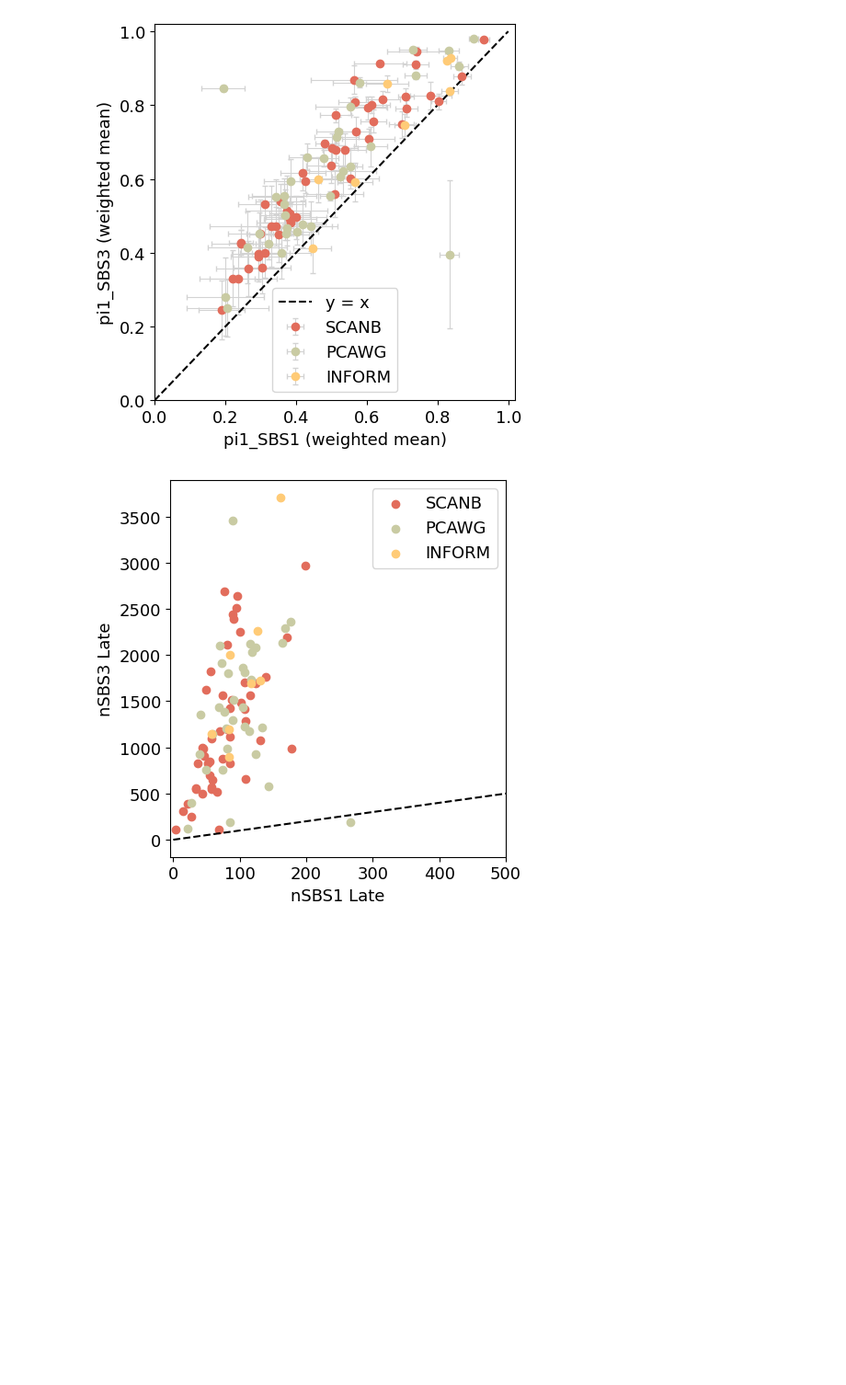
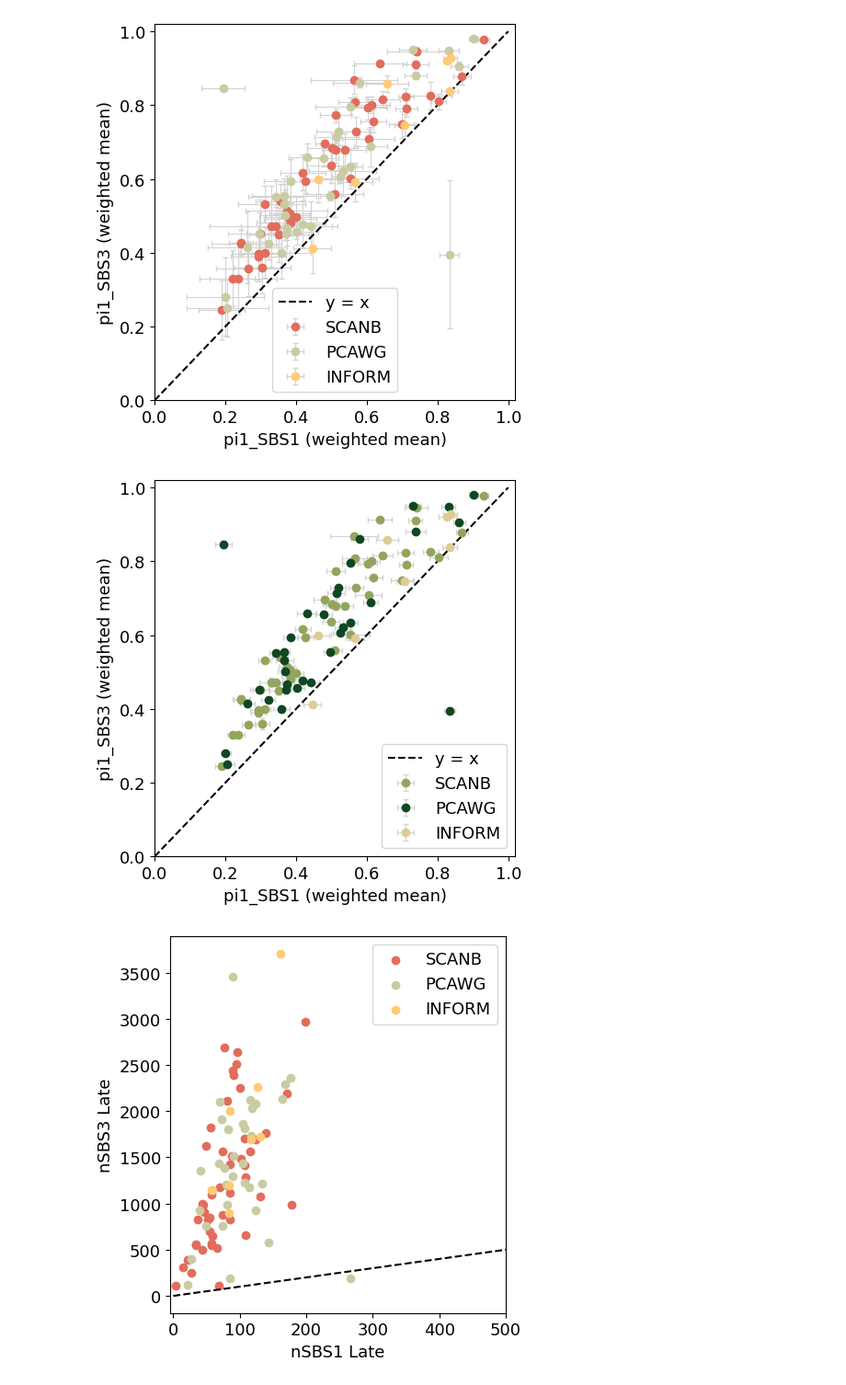
Before and after one commit to michandreop/HRDTimer, a Jupyter notebook: notebooks/paper_figures/Fig1.ipynb, the cells around one changed output. Shown at 92% size. Cells and saved outputs as stored; diff of their text form; code cells hidden in the pictures; blank space fills up the shorter version.

```diff
--- a/notebooks/paper_figures/Fig1.ipynb
+++ b/notebooks/paper_figures/Fig1.ipynb
@@ -175,6 +176,7 @@ for label, f in files.items():
 plot_df = pd.DataFrame(records)
 
 colors = {'SCANB': '#e26d5c', 'PCAWG': '#c9cba3','INFORM': '#ffcb77'}
+colors = {'INFORM': '#DFCC94', 'SCANB': '#93A55D', 'PCAWG': '#0F4722'}
 plt.figure(figsize=(5,5))
 for d in plot_df['Dataset'].unique():
     sub = plot_df[plot_df['Dataset'] == d]
@@ -191,6 +193,55 @@ plt.savefig("/Users/michail/HMS Dropbox/Michail Andreopoulos/HRDTimer/data/outpu
 plt.show()
 # %% [output]
 [figure]
+# %%
+import pandas as pd
+import numpy as np
+import matplotlib.pyplot as plt
+
+def parse_list(s):
+    return np.array(eval(s, {"nan": np.nan}), dtype=float)
+
+def weighted_mean_and_propagated_error(values, errors, weights):
+    values, errors, weights = map(np.array, (values, errors, weights))
+    mask = ~np.isnan(values)
+    values, errors, weights = values[mask], errors[mask], weights[mask]
+    if len(values) == 0:
+        return np.nan, np.nan
+    mean = np.average(values, weights=weights)
+    # Propagated error formula
+    propagated_error = np.sqrt(np.sum((weights * errors) ** 2) / np.sum(weights) ** 2)
+    return mean, propagated_error
+
+records = []
+for label, f in files.items():
+    df = pd.read_csv(f)
+    for _, row in df.dropna(subset=['pi1SBS1', 'pi1SBS3', 'pi1SBS1_ci', 'pi1SBS3_ci', 'N_mut_all']).iterrows():
+        w = parse_list(row['N_mut_all'])
+        m1, e1 = weighted_mean_and_propagated_error(parse_list(row['pi1SBS1']), parse_list(row['pi1SBS1_ci']), w)
+        m3, e3 = weighted_mean_and_propagated_error(parse_list(row['pi1SBS3']), parse_list(row['pi1SBS3_ci']), w)
+        records.append({'Dataset': label, 'SBS1': m1, 'SBS1_err': e1, 'SBS3': m3, 'SBS3_err': e3})
+
+plot_df = pd.DataFrame(records)
+
+# Optional color scheme
+colors = {'INFORM': '#DFCC94', 'SCANB': '#93A55D', 'PCAWG': '#0F4722'}
+
+plt.figure(figsize=(5,5))
+for d in plot_df['Dataset'].unique():
+    sub = plot_df[plot_df['Dataset'] == d]
+    plt.errorbar(sub['SBS1'], sub['SBS3'], xerr=sub['SBS1_err'], yerr=sub['SBS3_err'],
+                 fmt='o', label=d, color=colors[d], ecolor='lightgrey', capsize=2, markersize=6, elinewidth=0.8)
+
+x = np.linspace(0, 1, 100)
+plt.plot(x, x, 'k--', label='y = x')
+plt.xlabel("pi1_SBS1 (weighted mean)")
+plt.ylabel("pi1_SBS3 (weighted mean)")
+plt.xlim(0, 1.02), plt.ylim(0, 1.02)
+plt.legend(), plt.tight_layout()
+#plt.savefig("/Users/michail/HMS Dropbox/Michail Andreopoulos/HRDTimer/data/output/output_plots/All_Cohorts_pi1SBS3_vs_pi1SBS1.pdf", format='pdf', bbox_inches='tight')
+plt.show()
+# %% [output]
+[figure, added]
 # %%
 def parse_list(s): return np.array(eval(s, {"nan": np.nan}), dtype=float)
 
```
Also changed, not shown: parts of 2 cells of this notebook, 2 other files.
